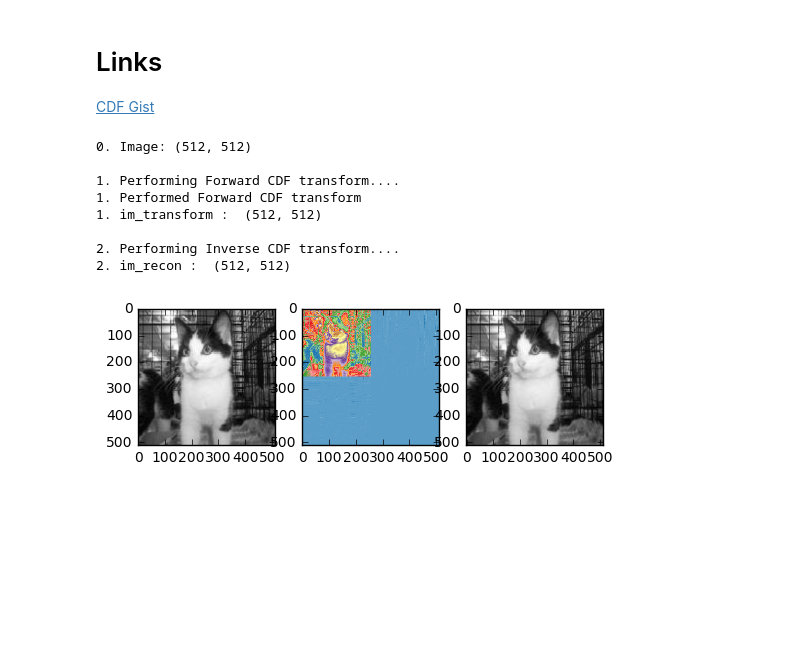
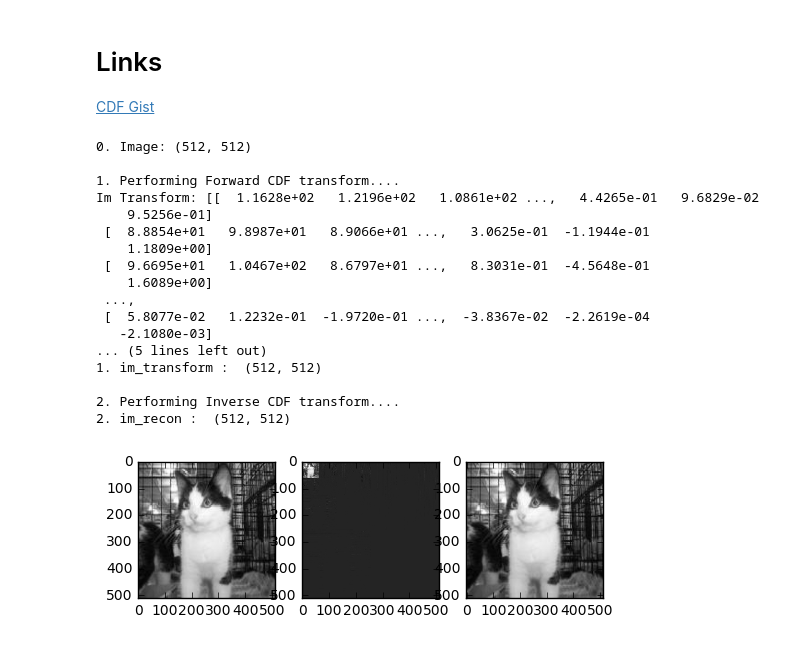
Before and after one commit to prerakmody/compressiveSensing, a Jupyter notebook: cs_methods/amp/wavelets/Wavelet_CDF97.ipynb, the cells around one changed output. Saved outputs shown, nothing was run; the diff lists cells and outputs as text; code cells hidden in the pictures; blank space fills up the shorter version.

```diff
--- a/cs_methods/amp/wavelets/Wavelet_CDF97.ipynb
+++ b/cs_methods/amp/wavelets/Wavelet_CDF97.ipynb
@@ -25,13 +26,13 @@ class cdf97():
         ''' Perform the CDF 9/7 transform on a 2D matrix signal m.
             nlevel is the desired number of times to recursively transform the
             signal. '''
-        w = len(img[0])
+        w = int(len(img[0]))
         h = len(img)
         for i in range(nlevels):
             m = self.fwt97(img, w, h) # cols
             img = self.fwt97(img, w, h) # rows
-            w /= 2
-            h /= 2
+            w = int(w/2)
+            h = int(h/2)
 
         return img
 
@@ -214,43 +215,53 @@ def gist_technique():
     im.save("test1_512_iwt.png") # Save the inverse transformation.
 
 def me_technique(nlevels = 1, nx = 512, ny = 512):
-    img = scimg.imread("../data/raw_data/cat.1000.jpg", flatten=True)
+    img = scimg.imread("../../data/raw_data_cats/cat.1000.jpg", flatten=True)
     im_resize = imresize(img, (nx,ny)) #/255.0
     print ('0. Image:', im_resize.shape)
     f, axarr = plt.subplots(1,3)
     axarr[0].imshow(im_resize, cmap = 'gray')
 
     # class definition
     fwt97_obj  = cdf97()
 
     # Perform a forward CDF 9/7 transform on the image:
     print ('\n1. Performing Forward CDF transform....')
     im_resize = im_resize.tolist()
     im_transform = fwt97_obj.fwt97_2d(im_resize, nlevels=nlevels)
+    print ('Im Transform:', np.array(im_transform))
     print ('1. Performed Forward CDF transform')
     print ('1. im_transform : ', np.array(im_transform).shape)
-    axarr[1].imshow(im_transform, cmap = plt.cm.Paired)
+    axarr[1].imshow(im_transform, cmap = 'gray')
 
     # Perform an inverse CDF 9/7 transform on the image:
     print ('\n2. Performing Inverse CDF transform....')
     im_recon = fwt97_obj.iwt97_2d(im_transform, nlevels=nlevels)
     print ('2. im_recon : ', np.array(im_recon).shape)
     axarr[2].imshow(im_recon, cmap = 'gray')
 
 if __name__ == "__main__":
     pass
     # gist_technique()
-    # me_technique()
+    # me_technique(nlevels=3)
 # %% [output]
 0. Image: (512, 512)
 
 1. Performing Forward CDF transform....
-1. Performed Forward CDF transform
+Im Transform: [[  1.1628e+02   1.2196e+02   1.0861e+02 ...,   4.4265e-01   9.6829e-02
+    9.5256e-01]
+ [  8.8854e+01   9.8987e+01   8.9066e+01 ...,   3.0625e-01  -1.1944e-01
+    1.1809e+00]
+ [  9.6695e+01   1.0467e+02   8.6797e+01 ...,   8.3031e-01  -4.5648e-01
+    1.6089e+00]
+ ...,
+ [  5.8077e-02   1.2232e-01  -1.9720e-01 ...,  -3.8367e-02  -2.2619e-04
+   -2.1080e-03]
+... (5 lines left out)
 1. im_transform :  (512, 512)
 
 2. Performing Inverse CDF transform....
 2. im_recon :  (512, 512)
-[figure, old version]
+[figure, new version]
 # %%
 class cdf97_matlab():
 
```
Also changed, not shown: parts of 2 cells of this notebook, 3 other files.
